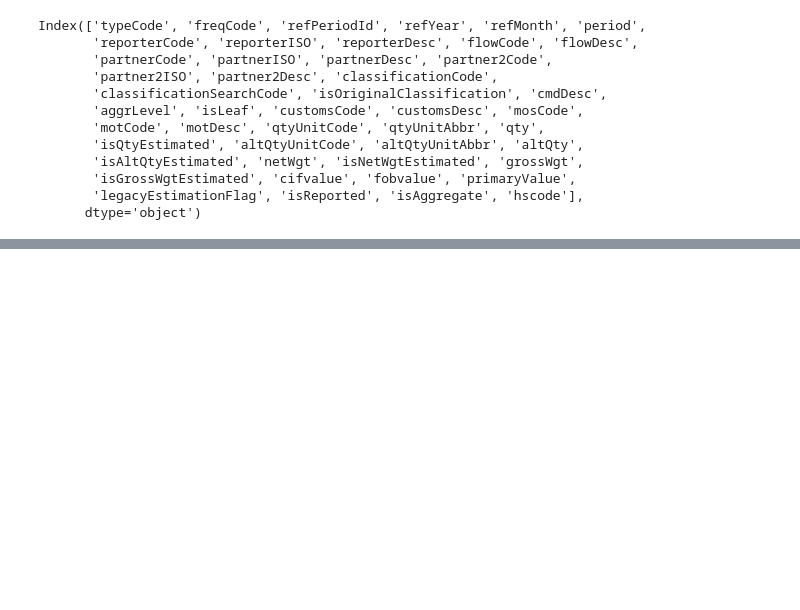
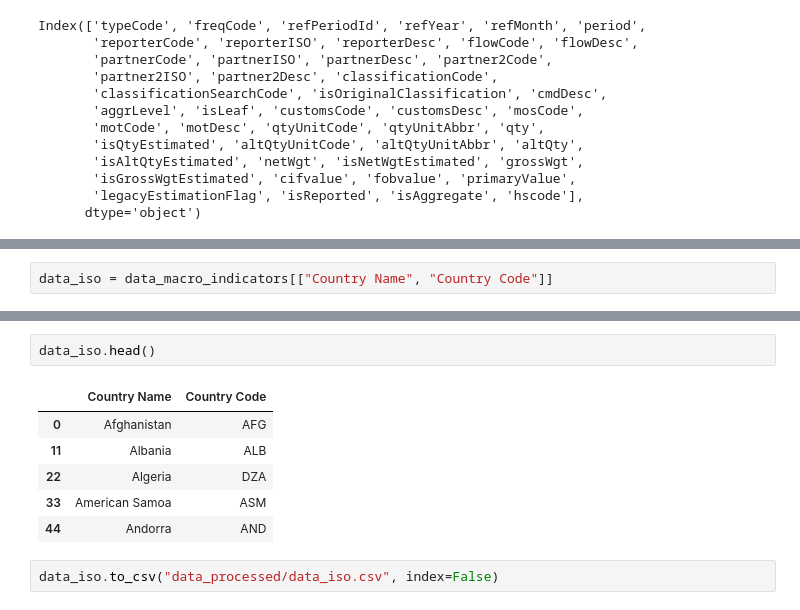
Before and after one commit to Wilsonuep/BI-guacamole, a Jupyter notebook: processing.ipynb, the cells around one changed output, grey strips where cells are left out. Drawn from its saved outputs; the diff is of its cells as text; blank space fills up the shorter version.

```diff
--- a/processing.ipynb
+++ b/processing.ipynb
@@ -210,0 +303,2 @@ Index(['typeCode', 'freqCode', 'refPeriodId', 'refYear', 'refMonth', 'period',
+# %%
+data_iso = data_macro_indicators[["Country Name", "Country Code"]]
@@ -210,0 +312,11 @@ Index(['typeCode', 'freqCode', 'refPeriodId', 'refYear', 'refMonth', 'period',
+# %%
+data_iso.head()
+# %% [output]
+|  | Country Name | Country Code |
+| 0 | Afghanistan | AFG |
+| 11 | Albania | ALB |
+| 22 | Algeria | DZA |
+| 33 | American Samoa | ASM |
+| 44 | Andorra | AND |
+# %%
+data_iso.to_csv("data_processed/data_iso.csv", index=False)
```
Also changed, not shown: parts of 17 cells of this notebook, 3 other files.
